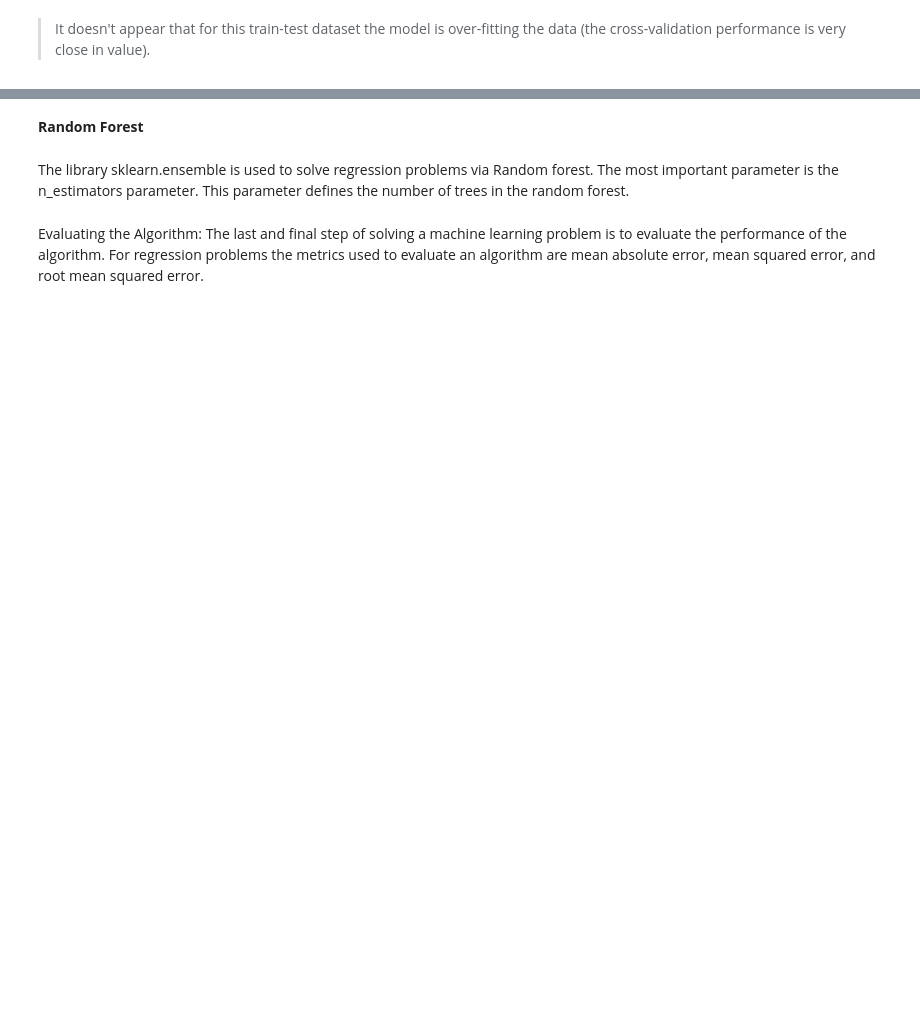
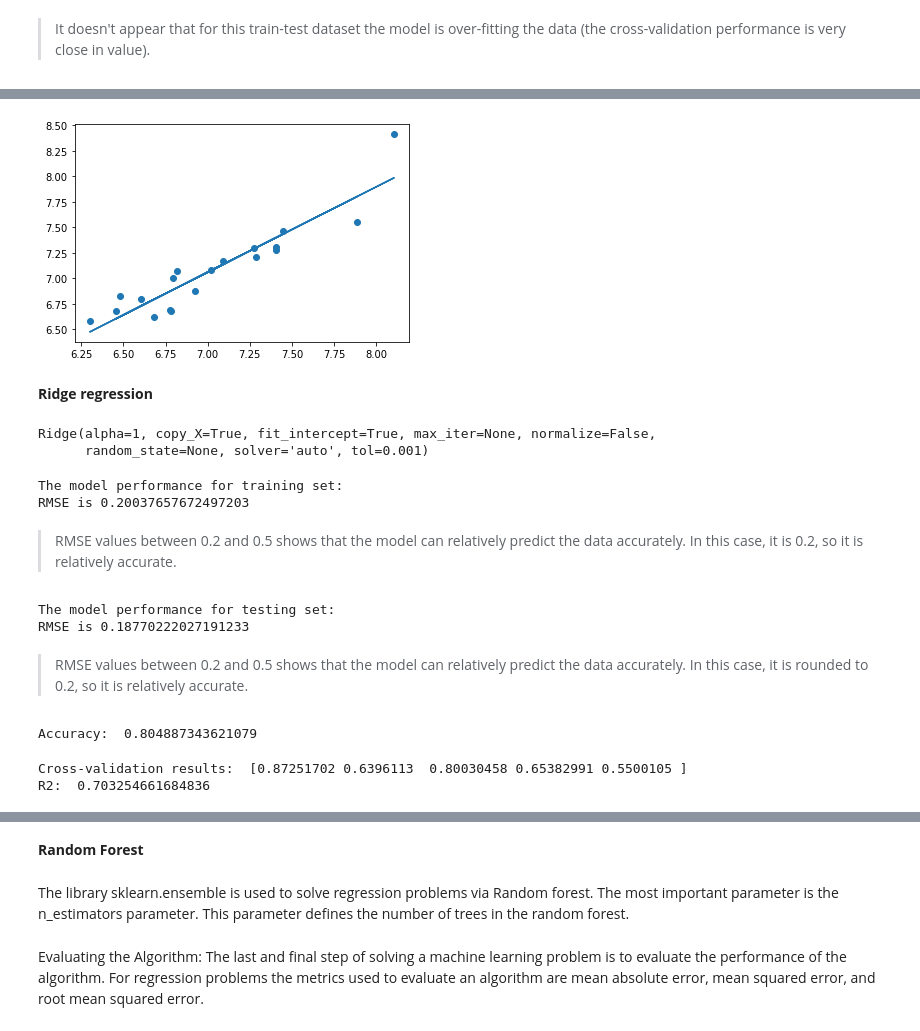
Before and after one commit to jaklin99/Hosing-Price-Predictor, a Jupyter notebook: HousingPredictor_Scrape_Final.ipynb, the cells around one changed output, grey strips where cells are left out. Saved outputs shown, nothing was run; the diff lists cells and outputs as text; code cells hidden in the pictures; blank space fills up the shorter version.

```diff
--- a/HousingPredictor_Scrape_Final.ipynb
+++ b/HousingPredictor_Scrape_Final.ipynb
@@ -726,0 +788,48 @@ R2:  0.6032904102490614
+# %%
+from scipy import stats
+
+#Execute a method that returns the important key values of Linear Regression
+slope, intercept, r, p, std_err = stats.linregress(yr_lasso, y_test)
+#Create a function that uses the slope and intercept values to return a new value. This new value represents where on the y-axis the corresponding x value will be placed
+def myfunc(x):
+  return slope * x + intercept
+
+mymodel = list(map(myfunc, yr_lasso))
+#Draw the scatter plot
+plt.scatter(yr_lasso, y_test)
+#Draw the line of linear regression
+plt.plot(yr_lasso, mymodel)
+plt.show()
+# %% [output]
+[figure, added]
+# %% [markdown]
+**Ridge regression**
+# %%
+ridge = Ridge(alpha = 1)  # sets alpha to a default value as baseline
+ridge.fit(X_train, y_train)
+# %% [output]
+Ridge(alpha=1, copy_X=True, fit_intercept=True, max_iter=None, normalize=False,
+      random_state=None, solver='auto', tol=0.001)
+# %%
+# model evaluation for training set
+y_train_r_predict = ridge.predict(X_train)
+rmse = (np.sqrt(mean_squared_error(y_train, y_train_r_predict)))
+
+print("The model performance for training set:")
+print('RMSE is {}'.format(rmse))
+# %% [output]
+The model performance for training set:
+RMSE is 0.20037657672497203
+# %% [markdown]
+>RMSE values between 0.2 and 0.5 shows that the model can relatively predict the data accurately. In this case, it is 0.2, so it is relatively accurate.
+# %%
+# model evaluation for testing set
+y_test_r_predict = ridge.predict(X_test)
+rmse = (np.sqrt(mean_squared_error(y_test, y_test_r_predict)))
+print("The model performance for testing set:")
+print('RMSE is {}'.format(rmse))
+# %% [output]
+The model performance for testing set:
+RMSE is 0.18770222027191233
+# %% [markdown]
+>RMSE values between 0.2 and 0.5 shows that the model can relatively predict the data accurately. In this case, it is rounded to 0.2, so it is relatively accurate.
@@ -726,0 +839,12 @@ R2:  0.6032904102490614
+# %%
+ridge_score =ridge.score((X_test),y_test)
+print("Accuracy: ", ridge_score)
+# %% [output]
+Accuracy:  0.804887343621079
+# %%
+ridge_cv = cross_val_score(ridge, X, y, cv = 5, scoring = 'r2')
+print ("Cross-validation results: ", ridge_cv)
+print ("R2: ", ridge_cv.mean())
+# %% [output]
+Cross-validation results:  [0.87251702 0.6396113  0.80030458 0.65382991 0.5500105 ]
+R2:  0.703254661684836
```
Also changed, not shown: parts of 64 cells of this notebook, 2 other files.
